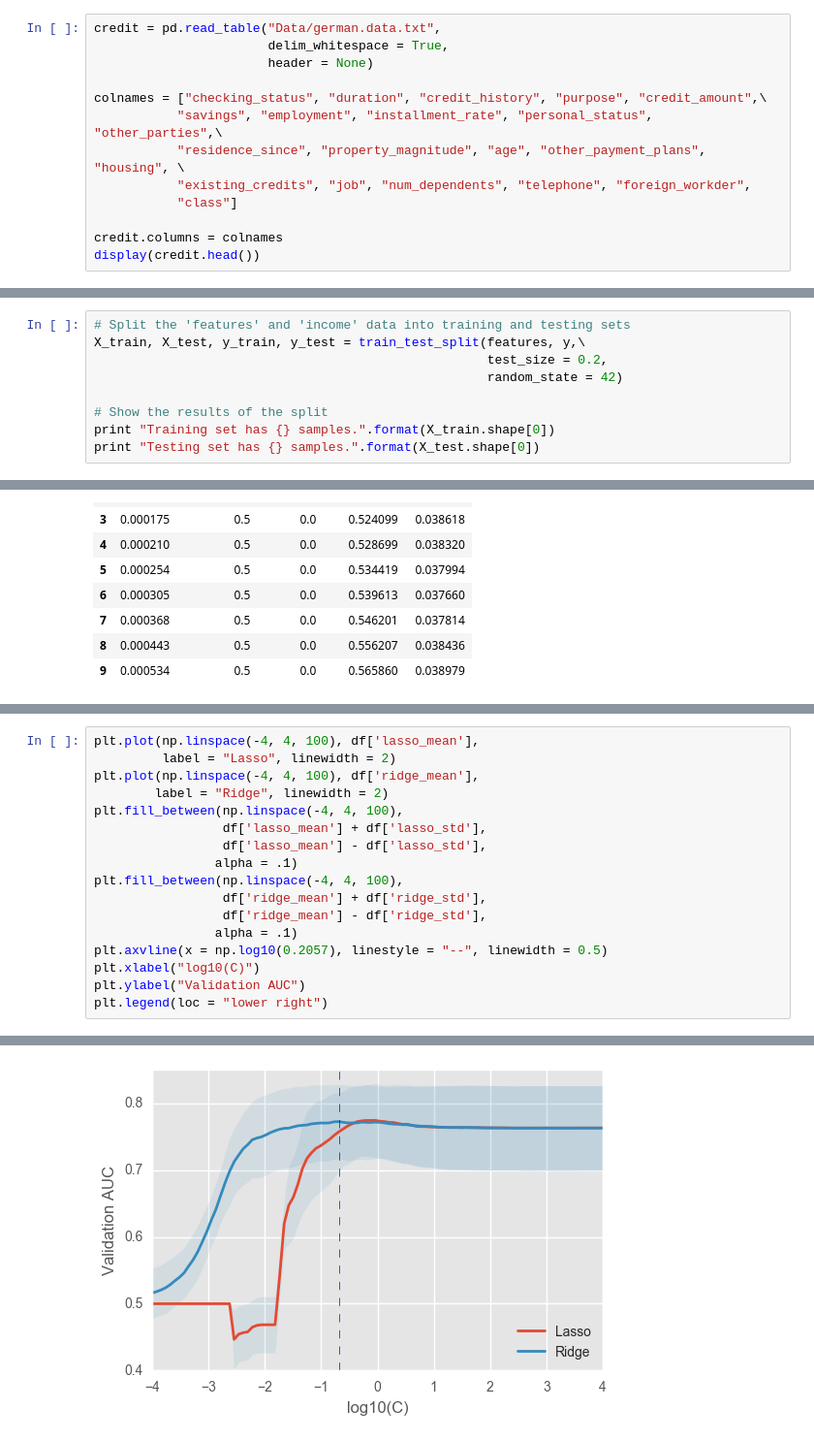
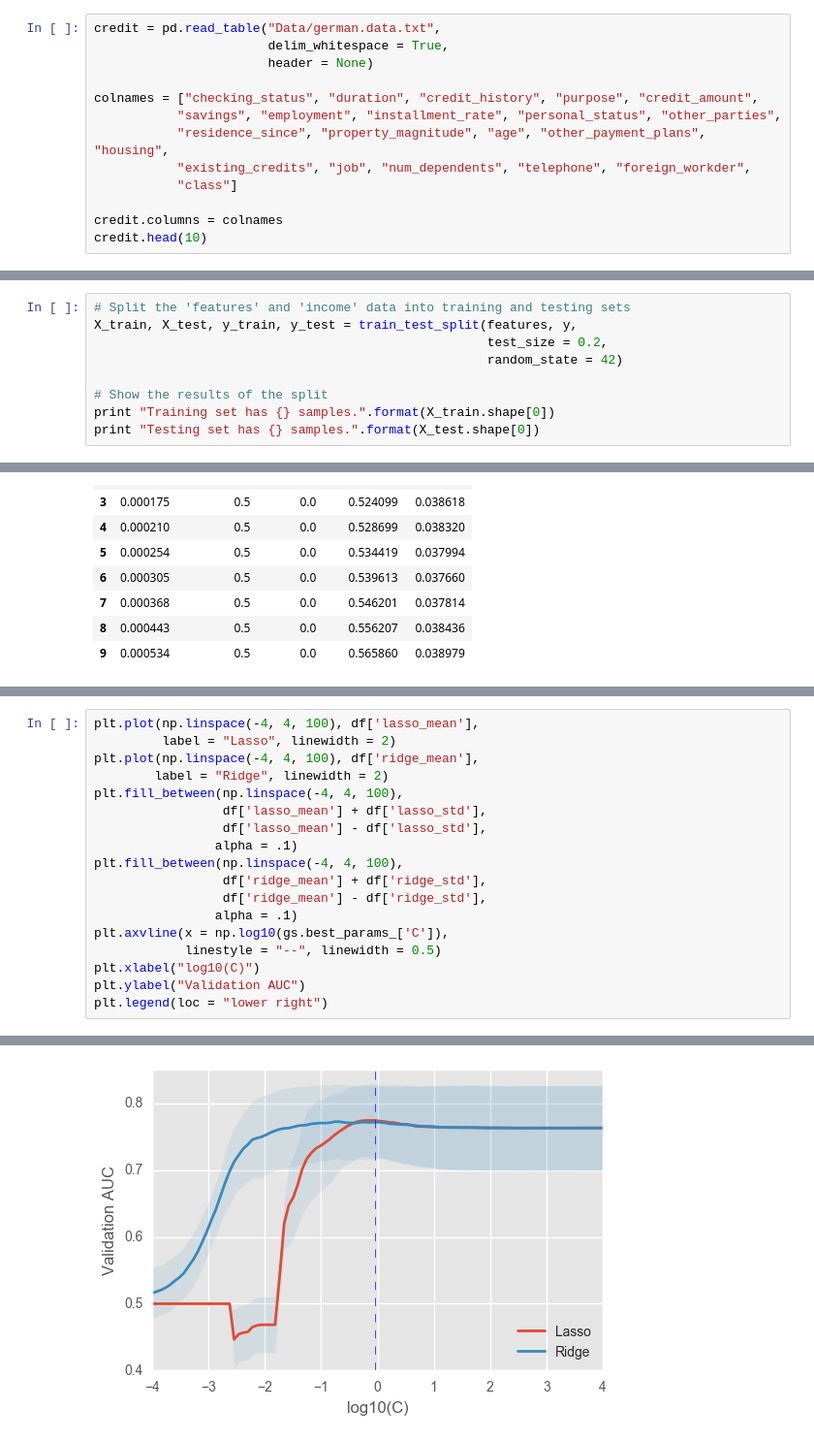
Before and after one commit to JennyLeeStat/CASwR, a Jupyter notebook: Ch4_Statistical_learning/4_Credit_scoring_rule_via_statistical_learning.ipynb, the cells around one changed output, grey strips where cells are left out. Shown: that part at 97% size. Saved outputs shown, nothing was run; the diff lists cells and outputs as text.

```diff
--- a/Ch4_Statistical_learning/4_Credit_scoring_rule_via_statistical_learning.ipynb
+++ b/Ch4_Statistical_learning/4_Credit_scoring_rule_via_statistical_learning.ipynb
@@ -46,14 +46,14 @@ credit = pd.read_table("Data/german.data.txt",
                        delim_whitespace = True,
                        header = None)
 
-colnames = ["checking_status", "duration", "credit_history", "purpose", "credit_amount",\
-           "savings", "employment", "installment_rate", "personal_status", "other_parties",\
-           "residence_since", "property_magnitude", "age", "other_payment_plans", "housing", \
+colnames = ["checking_status", "duration", "credit_history", "purpose", "credit_amount",
+           "savings", "employment", "installment_rate", "personal_status", "other_parties",
+           "residence_since", "property_magnitude", "age", "other_payment_plans", "housing",
            "existing_credits", "job", "num_dependents", "telephone", "foreign_workder",
            "class"]
 
 credit.columns = colnames
-display(credit.head())
+credit.head(10)
 # %% [output]
 |  | checking_status | duration | credit_history | purpose | credit_amount | savings | employment | ... |
 | 0 | A11 | 6 | A34 | A43 | 1169 | A65 | A75 | ... |
@@ -167,7 +168,7 @@ print one_hot_encoded
 ## 3) Shuffle and split data
 # %%
 # Split the 'features' and 'income' data into training and testing sets
-X_train, X_test, y_train, y_test = train_test_split(features, y,\
+X_train, X_test, y_train, y_test = train_test_split(features, y,
                                                     test_size = 0.2,
                                                     random_state = 42)
 
@@ -257,20 +239,21 @@ KeyError: 0.77264274891774887
 # %%
 plt.plot(np.linspace(-4, 4, 100), df['lasso_mean'],
          label = "Lasso", linewidth = 2)
 plt.plot(np.linspace(-4, 4, 100), df['ridge_mean'],
         label = "Ridge", linewidth = 2)
 plt.fill_between(np.linspace(-4, 4, 100),
                  df['lasso_mean'] + df['lasso_std'],
                  df['lasso_mean'] - df['lasso_std'],
                 alpha = .1)
 plt.fill_between(np.linspace(-4, 4, 100),
                  df['ridge_mean'] + df['ridge_std'],
                  df['ridge_mean'] - df['ridge_std'],
                 alpha = .1)
-plt.axvline(x = np.log10(0.2057), linestyle = "--", linewidth = 0.5)
+plt.axvline(x = np.log10(gs.best_params_['C']),
+            linestyle = "--", linewidth = 0.5)
 plt.xlabel("log10(C)")
 plt.ylabel("Validation AUC")
 plt.legend(loc = "lower right")
 # %% [output]
 <matplotlib.legend.Legend at 0x...>
-[figure, old version]
+[figure, new version]
```
Also changed, not shown: parts of 19 cells of this notebook.
